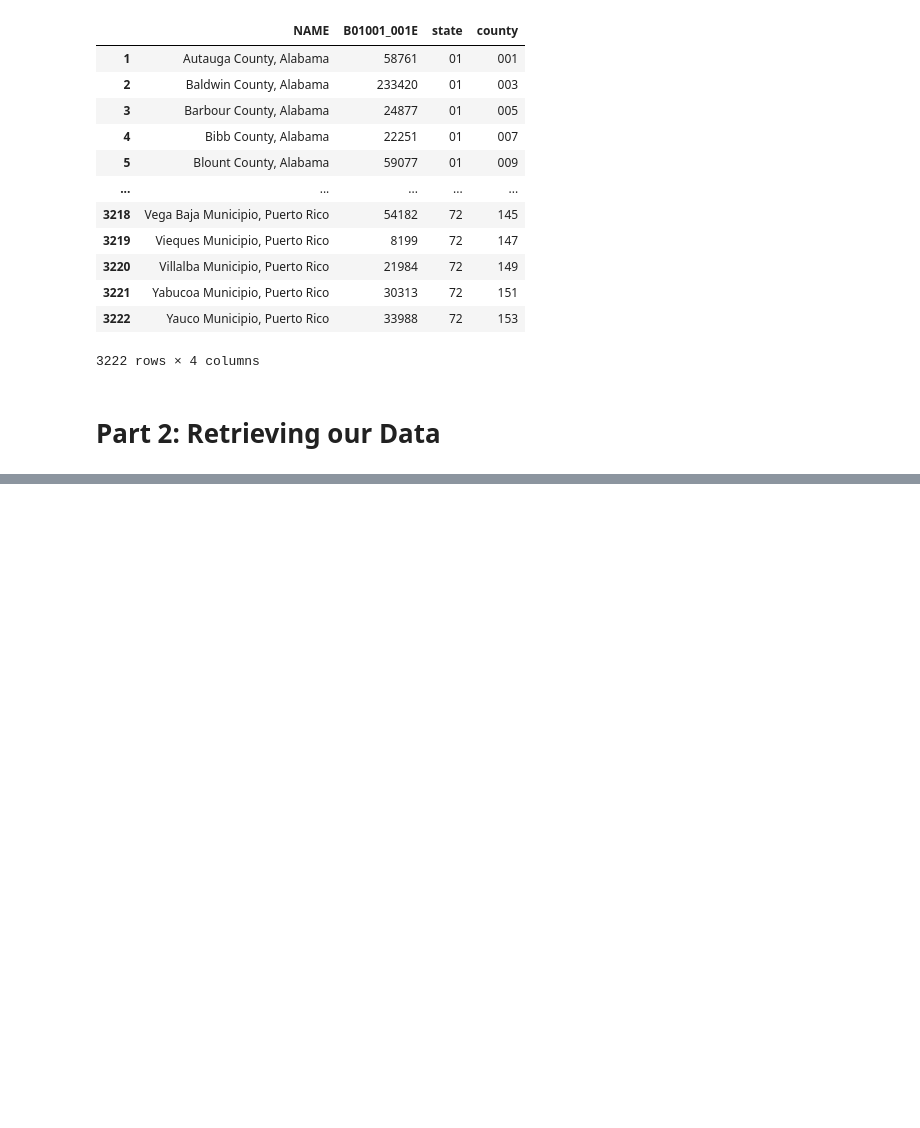
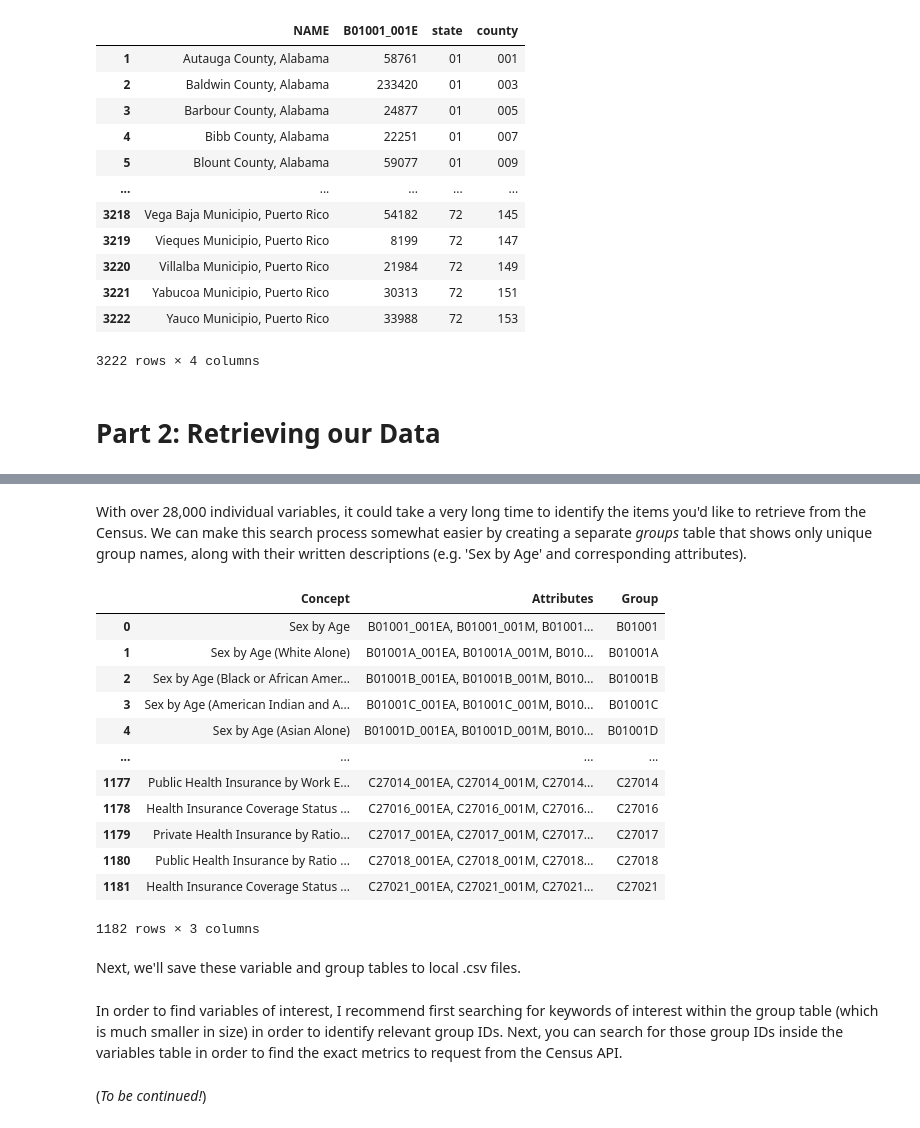
Before and after one commit to kburchfiel/pfn_2, a Jupyter notebook: Census_Data_Imports/census_data_imports.ipynb, the cells around one changed output, grey strips where cells are left out. Cells and saved outputs as stored; diff of their text form; code cells hidden in the pictures; blank space fills up the shorter version.

```diff
--- a/Census_Data_Imports/census_data_imports.ipynb
+++ b/Census_Data_Imports/census_data_imports.ipynb
@@ -150,0 +197,22 @@ df_results
+# %% [markdown]
+With over 28,000 individual variables, it could take a very long time to identify the items you'd like to retrieve from the Census. We can make this search process somewhat easier by creating a separate *groups* table that shows only unique group names, along with their written descriptions (e.g. 'Sex by Age' and corresponding attributes).
+# %%
+df_groups = df_variables.drop_duplicates(
+    'Group')[['Concept', 'Attributes', 'Group']].copy().reset_index(drop=True)
+df_groups
+# %% [output]
+|  | Concept | Attributes | Group |
+| 0 | Sex by Age | B01001_001EA, B01001_001M, B01001... | B01001 |
+| 1 | Sex by Age (White Alone) | B01001A_001EA, B01001A_001M, B010... | B01001A |
+| 2 | Sex by Age (Black or African Amer... | B01001B_001EA, B01001B_001M, B010... | B01001B |
+| 3 | Sex by Age (American Indian and A... | B01001C_001EA, B01001C_001M, B010... | B01001C |
+| 4 | Sex by Age (Asian Alone) | B01001D_001EA, B01001D_001M, B010... | B01001D |
+| ... | ... | ... | ... |
+| 1177 | Public Health Insurance by Work E... | C27014_001EA, C27014_001M, C27014... | C27014 |
+| 1178 | Health Insurance Coverage Status ... | C27016_001EA, C27016_001M, C27016... | C27016 |
+| 1179 | Private Health Insurance by Ratio... | C27017_001EA, C27017_001M, C27017... | C27017 |
+| 1180 | Public Health Insurance by Ratio ... | C27018_001EA, C27018_001M, C27018... | C27018 |
+| 1181 | Health Insurance Coverage Status ... | C27021_001EA, C27021_001M, C27021... | C27021 |
+1182 rows × 3 columns
+# %% [markdown]
+Next, we'll save these variable and group tables to local .csv files.
@@ -150,0 +222,4 @@ df_results
+# %% [markdown]
+In order to find variables of interest, I recommend first searching for keywords of interest within the group table (which is much smaller in size) in order to identify relevant group IDs. Next, you can search for those group IDs inside the variables table in order to find the exact metrics to request from the Census API.
+# %% [markdown]
+(*To be continued!*)
```
Also changed, not shown: parts of 11 cells of this notebook, 2 other files.
